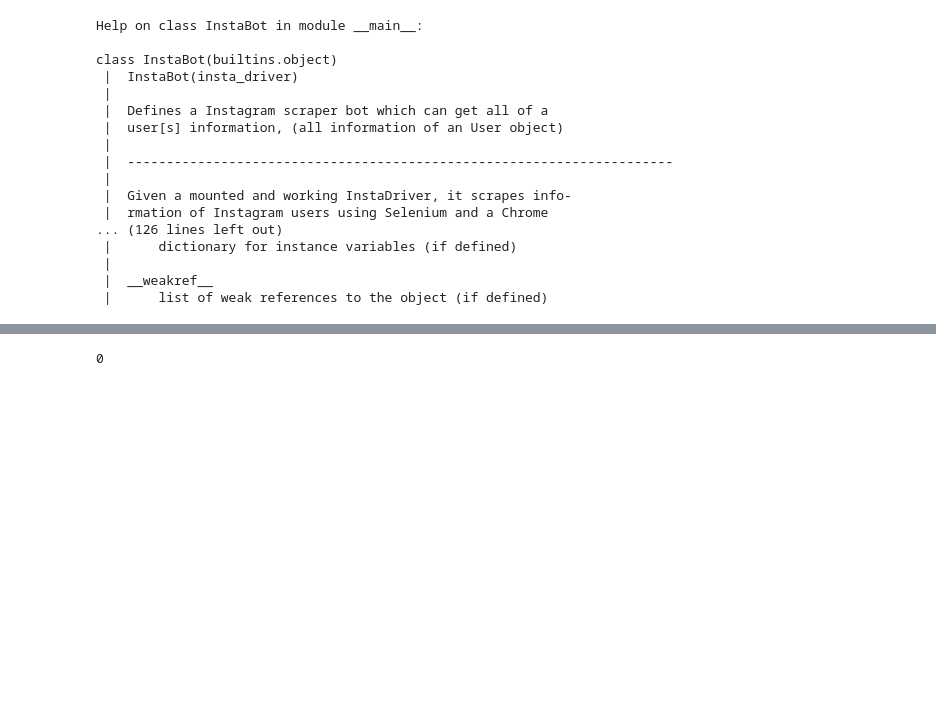
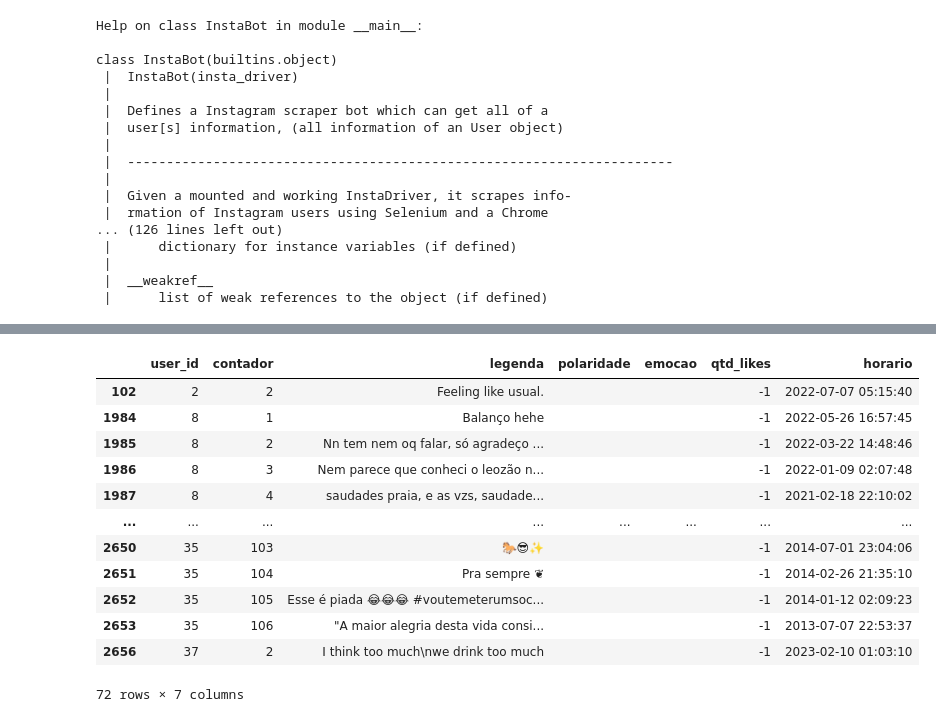
Before and after one commit to ph-marra/ic-instabot, a Jupyter notebook: InstaBot.ipynb, the cells around one changed output, grey strips where cells are left out. Cells and saved outputs as stored; diff of their text form; code cells hidden in the pictures; blank space fills up the shorter version.

```diff
--- a/InstaBot.ipynb
+++ b/InstaBot.ipynb
@@ -1499,4 +1441,16 @@ def get_likes(driver):
-# %%
-get_likes(d)
-# %% [output]
-0
+# %%
+posts[posts['qtd_likes'] == -1]
+# %% [output]
+|  | user_id | contador | legenda | polaridade | emocao | qtd_likes | horario |
+| 102 | 2 | 2 | Feeling like usual. |  |  | -1 | 2022-07-07 05:15:40 |
+| 1984 | 8 | 1 | Balanço hehe |  |  | -1 | 2022-05-26 16:57:45 |
+| 1985 | 8 | 2 | Nn tem nem oq falar, só agradeço ... |  |  | -1 | 2022-03-22 14:48:46 |
+| 1986 | 8 | 3 | Nem parece que conheci o leozão n... |  |  | -1 | 2022-01-09 02:07:48 |
+| 1987 | 8 | 4 | saudades praia, e as vzs, saudade... |  |  | -1 | 2021-02-18 22:10:02 |
+| ... | ... | ... | ... | ... | ... | ... | ... |
+| 2650 | 35 | 103 | 🐎😎✨ |  |  | -1 | 2014-07-01 23:04:06 |
+| 2651 | 35 | 104 | Pra sempre ❦ |  |  | -1 | 2014-02-26 21:35:10 |
+| 2652 | 35 | 105 | Esse é piada 😂😂😂 #voutemeterumsoc... |  |  | -1 | 2014-01-12 02:09:23 |
+| 2653 | 35 | 106 | "A maior alegria desta vida consi... |  |  | -1 | 2013-07-07 22:53:37 |
+| 2656 | 37 | 2 | I think too much\nwe drink too much |  |  | -1 | 2023-02-10 01:03:10 |
+72 rows × 7 columns
```
Also changed, not shown: parts of 12 cells of this notebook.
